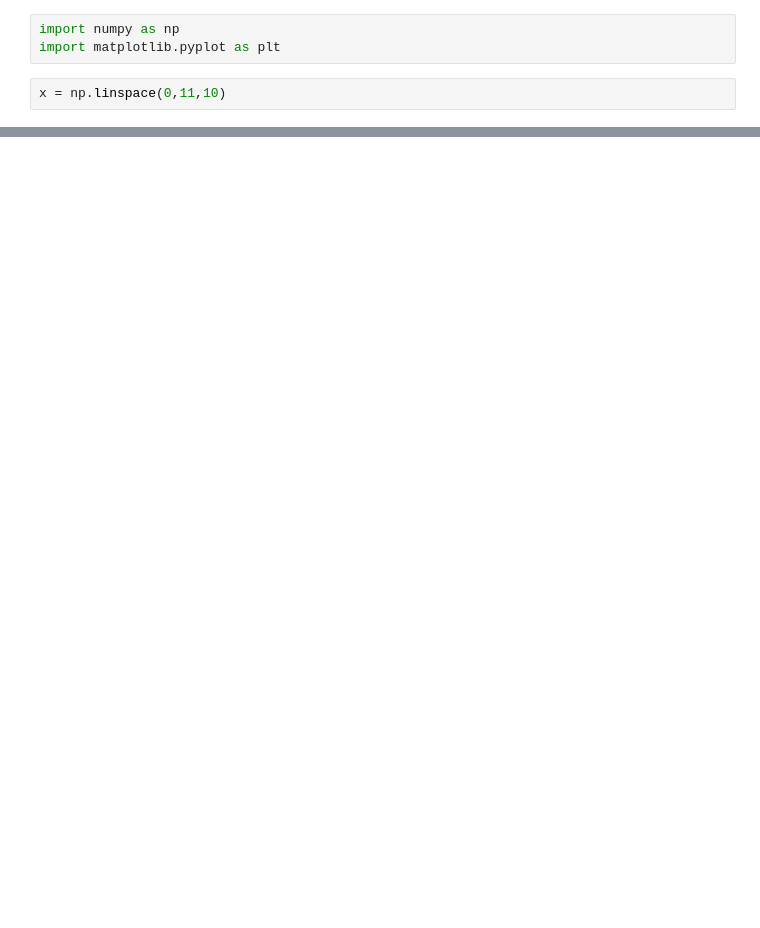
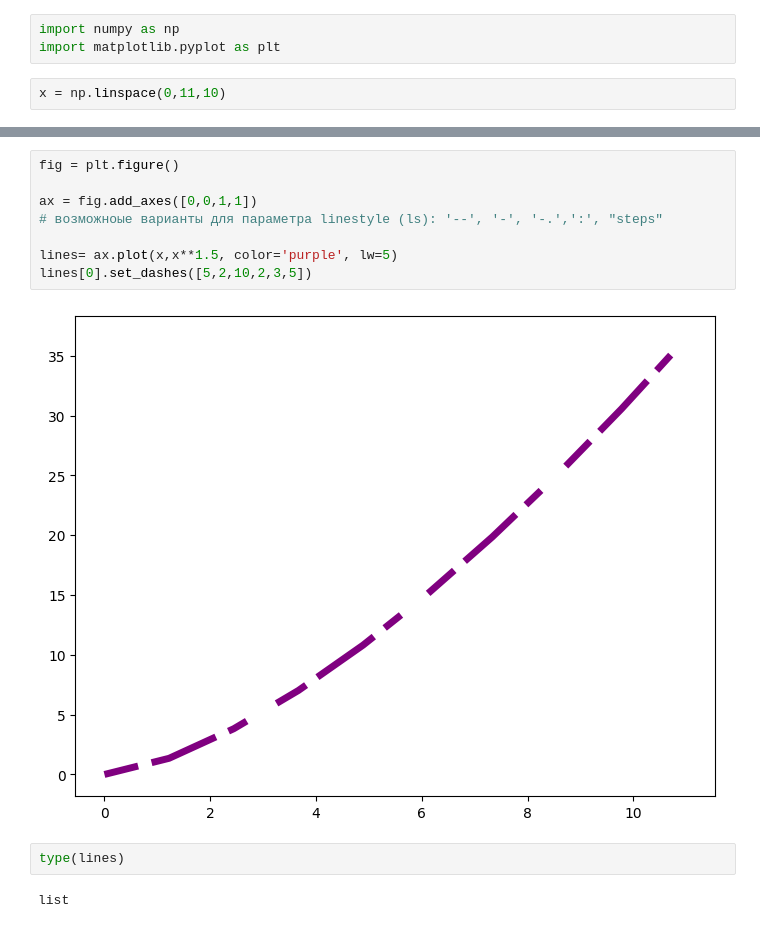
Before and after one commit to che711/DS_ML_course, a Jupyter notebook: lesson4_Matplotlib/lesson4_graphs_colors.ipynb, the cells around one changed output, grey strips where cells are left out. Drawn from its saved outputs; the diff is of its cells as text; blank space fills up the shorter version.

```diff
--- a/lesson4_Matplotlib/lesson4_graphs_colors.ipynb
+++ b/lesson4_Matplotlib/lesson4_graphs_colors.ipynb
@@ -13,0 +26,14 @@ ax.plot(x,x,color='lightblue')
+# %%
+fig = plt.figure()
+
+ax = fig.add_axes([0,0,1,1])
+# возможноые варианты для параметра linestyle (ls): '--', '-', '-.',':', "steps"
+
+lines= ax.plot(x,x**1.5, color='purple', lw=5)
+lines[0].set_dashes([5,2,10,2,3,5])
+# %% [output]
+[figure, added]
+# %%
+type(lines)
+# %% [output]
+list
```
Also changed, not shown: parts of 4 cells of this notebook.
